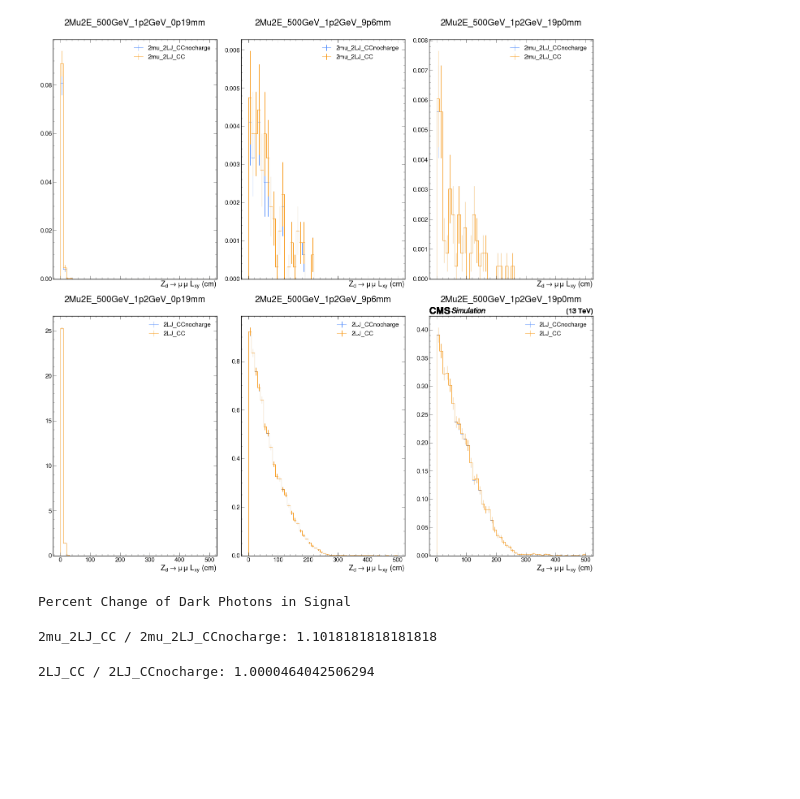
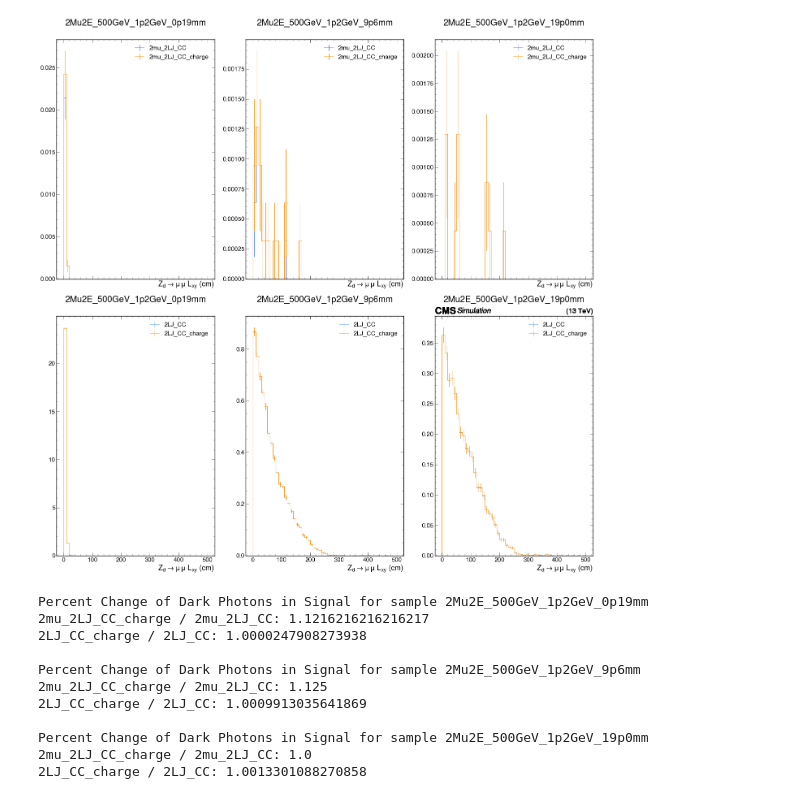
Before and after one commit to cms-sidm/SIDM, a Jupyter notebook: sidm/studies/Muon_crosscleaning/charge_requirement.ipynb, the cells around one changed output. Cells and saved outputs as stored; diff of their text form; code cells hidden in the pictures; blank space fills up the shorter version.

Commit message:
analysis of charge requirement in cross cleaning

```diff
--- a/sidm/studies/Muon_crosscleaning/charge_requirement.ipynb
+++ b/sidm/studies/Muon_crosscleaning/charge_requirement.ipynb
@@ -89,5 +97,5 @@ TTJets is simulation. Scaling histograms or cutflows according to lumi*xs.
 # %%
-channel = [['2mu_2LJ_CCnocharge','2mu_2LJ_CC'],['2LJ_CCnocharge','2LJ_CC']]
+channel = [['2mu_2LJ_CC','2mu_2LJ_CC_charge'],['2LJ_CC','2LJ_CC_charge']]
 fig, axes = plt.subplots(len(channel), 3, figsize=(28, 14*len(channel)))
 
 for i in range(len(channel)):
@@ -184,41 +193,51 @@ Signal not in xs cfg, assuming 1fb
 # %%
+channel = [['2mu_2LJ_CC','2mu_2LJ_CC_charge'],['2LJ_CC','2LJ_CC_charge']]
 fig, axes = plt.subplots(len(channel), 3, figsize=(28, 14*len(channel)), sharex=True)
-channel = [['2mu_2LJ_CCnocharge','2mu_2LJ_CC'],['2LJ_CCnocharge','2LJ_CC']]
 
 for i in range(len(channel)):
     channel1 = channel[i][0]
     channel2 = channel[i][1]
 
     ax1, ax2, ax3 = axes[i]
 
     utilities.plot(out[samples[0]]["hists"]["genAs_toMu_lxy"][channel1, ::2j], label=channel1, ax=ax1)
     utilities.plot(out[samples[0]]["hists"]["genAs_toMu_lxy"][channel2, ::2j], label=channel2, ax=ax1)
     ax1.legend()
     ax1.set_title(samples[0],y=1.05)
 
     utilities.plot(out[samples[1]]["hists"]["genAs_toMu_lxy"][channel1, ::2j], label=channel1, ax=ax2)
     utilities.plot(out[samples[1]]["hists"]["genAs_toMu_lxy"][channel2, ::2j], label=channel2, ax=ax2)
     ax2.legend()
     ax2.set_title(samples[1],y=1.05)
 
     utilities.plot(out[samples[2]]["hists"]["genAs_toMu_lxy"][channel1, ::2j], label=channel1, ax=ax3)
     utilities.plot(out[samples[2]]["hists"]["genAs_toMu_lxy"][channel2, ::2j], label=channel2, ax=ax3)
     ax3.legend()
     ax3.set_title(samples[2],y=1.05)
 
 plt.tight_layout()
 # %% [output]
-[figure, old version]
+[figure, new version]
 # %%
 #ratio of dark photons in each case
 compare = ['genAs_toMu_lxy']
 
 for i in compare:
-    print("Percent Change of Dark Photons in Signal")
-    for j in range(len(channels)//2):
-        print(f'{channels[2*j+1]} / {channels[2*j]}: {out[samples[0]]["hists"][i][2*j+1, ::].values(flow=True).sum() / out[samples[0]]["hists"][i][2*j, ::].values(flow=True).sum()}')
+    for j in samples:
+        print(f'Percent Change of Dark Photons in Signal for sample {j}')
+        for k in range(len(channels)//2):
+            print(f'{channels[2*k+1]} / {channels[2*k]}: {out[j]["hists"][i][2*k+1, ::].values(flow=True).sum() / out[j]["hists"][i][2*k, ::].values(flow=True).sum()}')
+        print('')
 # %% [output]
-Percent Change of Dark Photons in Signal
+Percent Change of Dark Photons in Signal for sample 2Mu2E_500GeV_1p2GeV_0p19mm
+2mu_2LJ_CC_charge / 2mu_2LJ_CC: 1.1216216216216217
+2LJ_CC_charge / 2LJ_CC: 1.0000247908273938
+
+Percent Change of Dark Photons in Signal for sample 2Mu2E_500GeV_1p2GeV_9p6mm
+2mu_2LJ_CC_charge / 2mu_2LJ_CC: 1.125
+2LJ_CC_charge / 2LJ_CC: 1.0009913035641869
+
+Percent Change of Dark Photons in Signal for sample 2Mu2E_500GeV_1p2GeV_19p0mm
+2mu_2LJ_CC_charge / 2mu_2LJ_CC: 1.0
+2LJ_CC_charge / 2LJ_CC: 1.0013301088270858
-2mu_2LJ_CC / 2mu_2LJ_CCnocharge: 1.1018181818181818
-2LJ_CC / 2LJ_CCnocharge: 1.0000464042506294
 # %%
```
Also changed, not shown: parts of 9 cells of this notebook.
